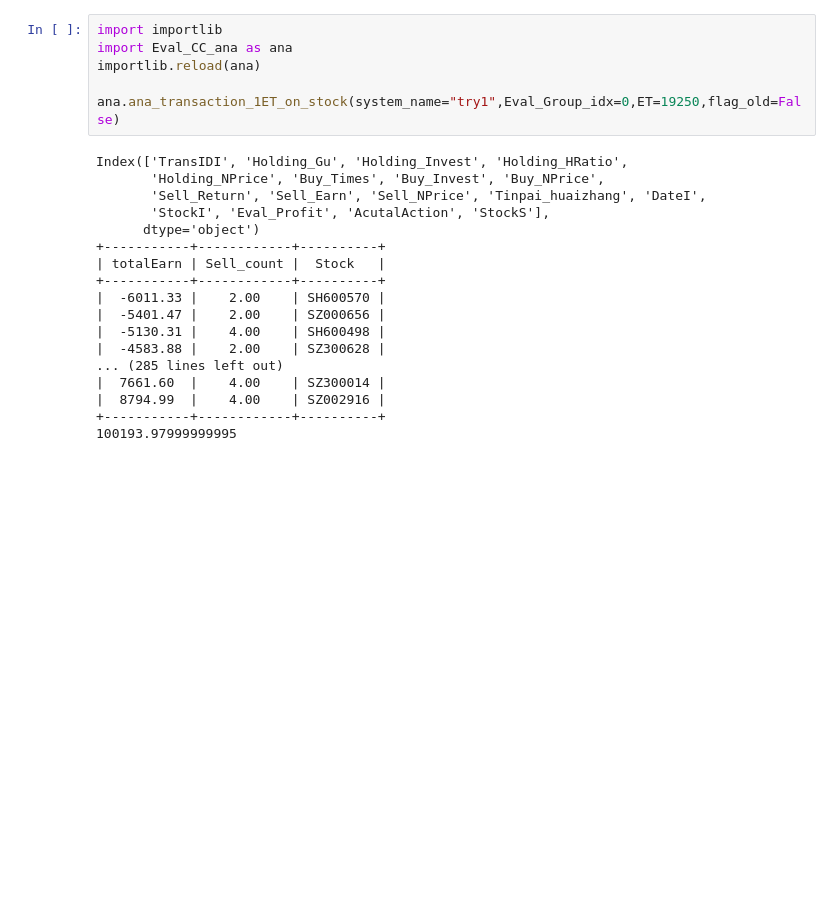
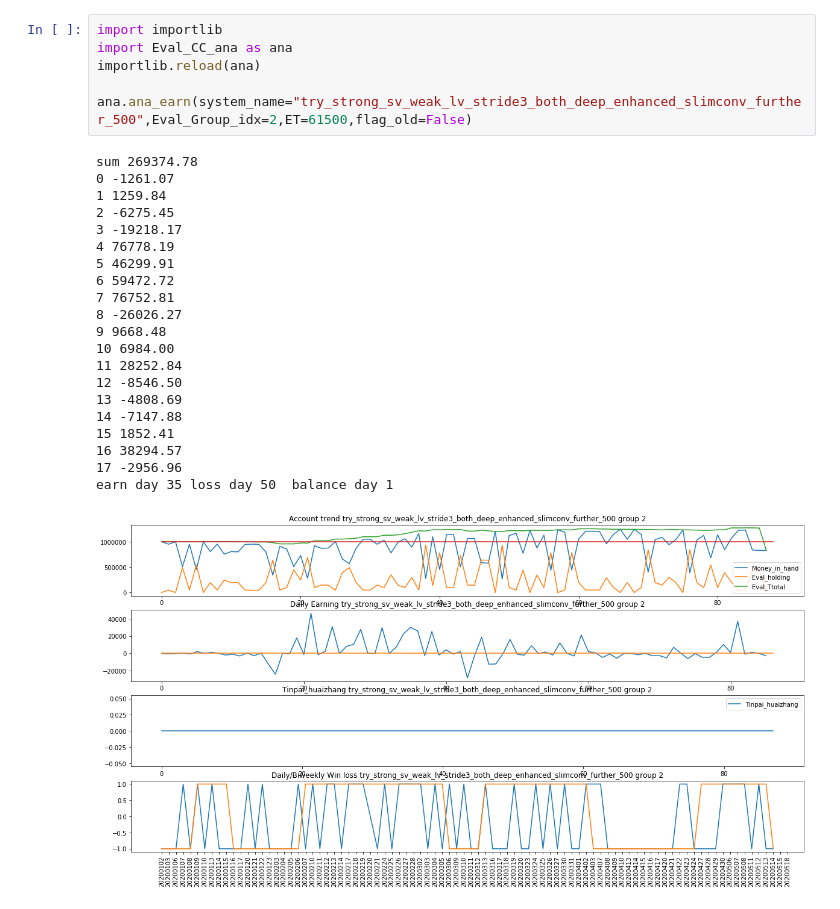
Before and after one commit to 1323767083/2020P3, a Jupyter notebook: Z_CC.ipynb, the cells around one changed output. Drawn from its saved outputs; the diff is of its cells as text; blank space fills up the shorter version.

```diff
--- a/Z_CC.ipynb
+++ b/Z_CC.ipynb
@@ -57,27 +293,31 @@ Pluse Count 233.0 Minus count 194.0 Zero count 0.0
 # %%
 import importlib
 import Eval_CC_ana as ana
 importlib.reload(ana)
 
-ana.ana_transaction_1ET_on_stock(system_name="try1",Eval_Group_idx=0,ET=19250,flag_old=False)
+ana.ana_earn(system_name="try_strong_sv_weak_lv_stride3_both_deep_enhanced_slimconv_further_500",Eval_Group_idx=2,ET=61500,flag_old=False)
 # %% [output]
-Index(['TransIDI', 'Holding_Gu', 'Holding_Invest', 'Holding_HRatio',
-       'Holding_NPrice', 'Buy_Times', 'Buy_Invest', 'Buy_NPrice',
-       'Sell_Return', 'Sell_Earn', 'Sell_NPrice', 'Tinpai_huaizhang', 'DateI',
-       'StockI', 'Eval_Profit', 'AcutalAction', 'StockS'],
-      dtype='object')
-+-----------+------------+----------+
-| totalEarn | Sell_count |  Stock   |
-+-----------+------------+----------+
-|  -6011.33 |    2.00    | SH600570 |
-|  -5401.47 |    2.00    | SZ000656 |
-|  -5130.31 |    4.00    | SH600498 |
-|  -4583.88 |    2.00    | SZ300628 |
-... (285 lines left out)
-|  7661.60  |    4.00    | SZ300014 |
-|  8794.99  |    4.00    | SZ002916 |
-+-----------+------------+----------+
-100193.97999999995
+sum 269374.78
+0 -1261.07
+1 1259.84
+2 -6275.45
+3 -19218.17
+4 76778.19
+5 46299.91
+6 59472.72
+7 76752.81
+8 -26026.27
+9 9668.48
+10 6984.00
+11 28252.84
+12 -8546.50
+13 -4808.69
+14 -7147.88
+15 1852.41
+16 38294.57
+17 -2956.96
+earn day 35 loss day 50  balance day 1
+[figure, added]
 # %%
 import importlib
 import Eval_CC_ana as ana
```
Also changed, not shown: parts of 9 cells of this notebook, 9 other files.
